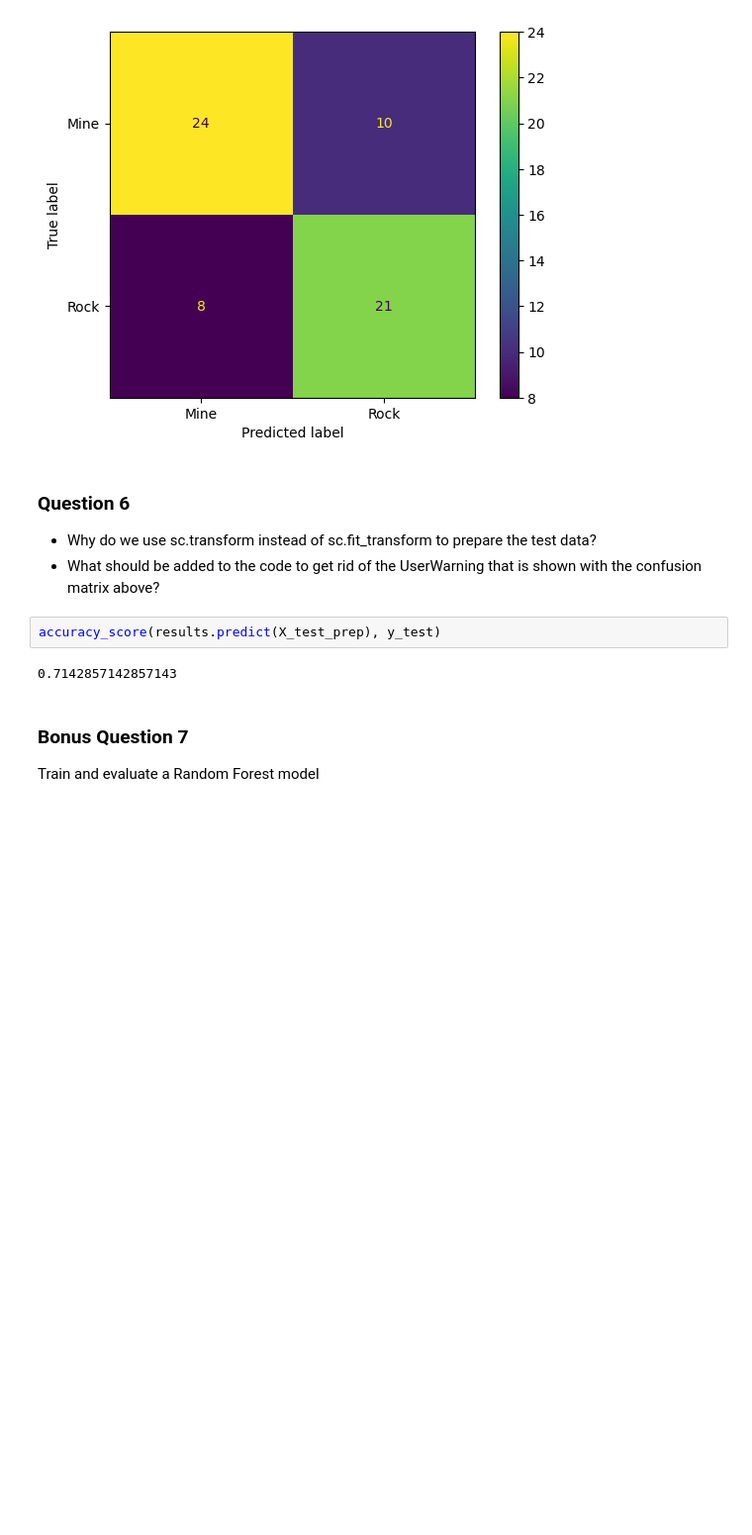
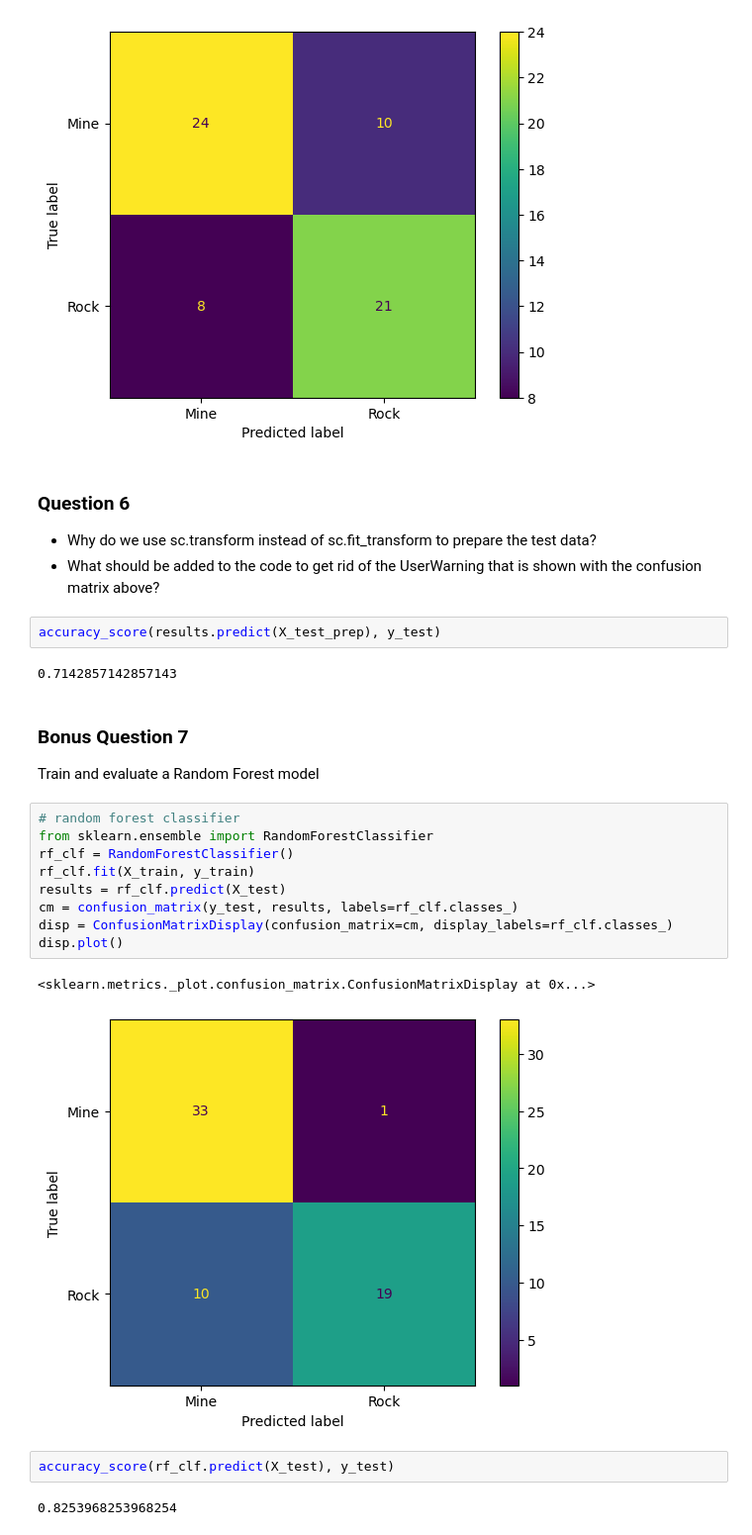
Before and after one commit to jundahuang9123/ai4h_course, a Jupyter notebook: AI4H_practical3a.ipynb, the cells around one changed output. Shown at 99% size. Cells and saved outputs as stored; diff of their text form; blank space fills up the shorter version.

```diff
--- a/AI4H_practical3a.ipynb
+++ b/AI4H_practical3a.ipynb
@@ -249,3 +290,19 @@ accuracy_score(results.predict(X_test_prep), y_test)
 # %% [markdown]
 ### Bonus Question 7
 Train and evaluate a Random Forest model
+# %%
+# random forest classifier
+from sklearn.ensemble import RandomForestClassifier
+rf_clf = RandomForestClassifier()
+rf_clf.fit(X_train, y_train)
+results = rf_clf.predict(X_test)
+cm = confusion_matrix(y_test, results, labels=rf_clf.classes_)
+disp = ConfusionMatrixDisplay(confusion_matrix=cm, display_labels=rf_clf.classes_)
+disp.plot()
+# %% [output]
+<sklearn.metrics._plot.confusion_matrix.ConfusionMatrixDisplay at 0x...>
+[figure, added]
+# %%
+accuracy_score(rf_clf.predict(X_test), y_test)
+# %% [output]
+0.8253968253968254
```
Also changed, not shown: parts of 10 cells of this notebook, 4 other files.
